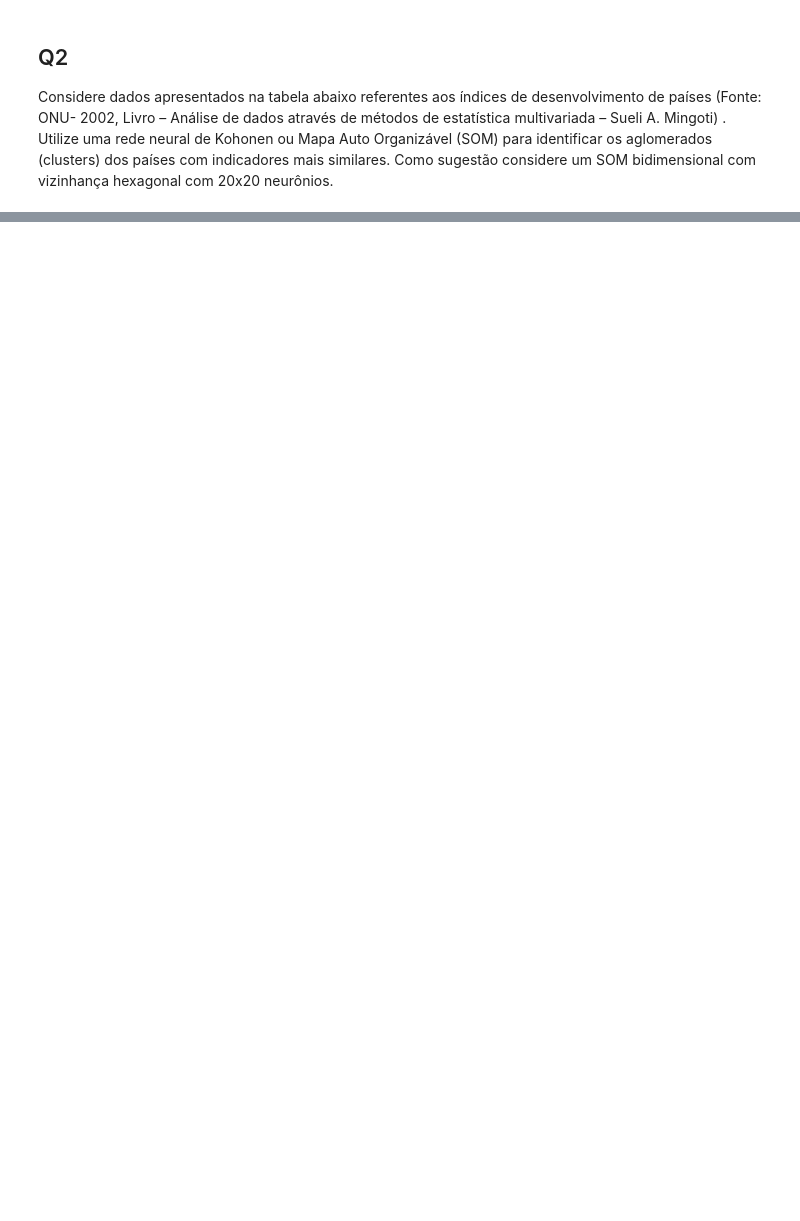
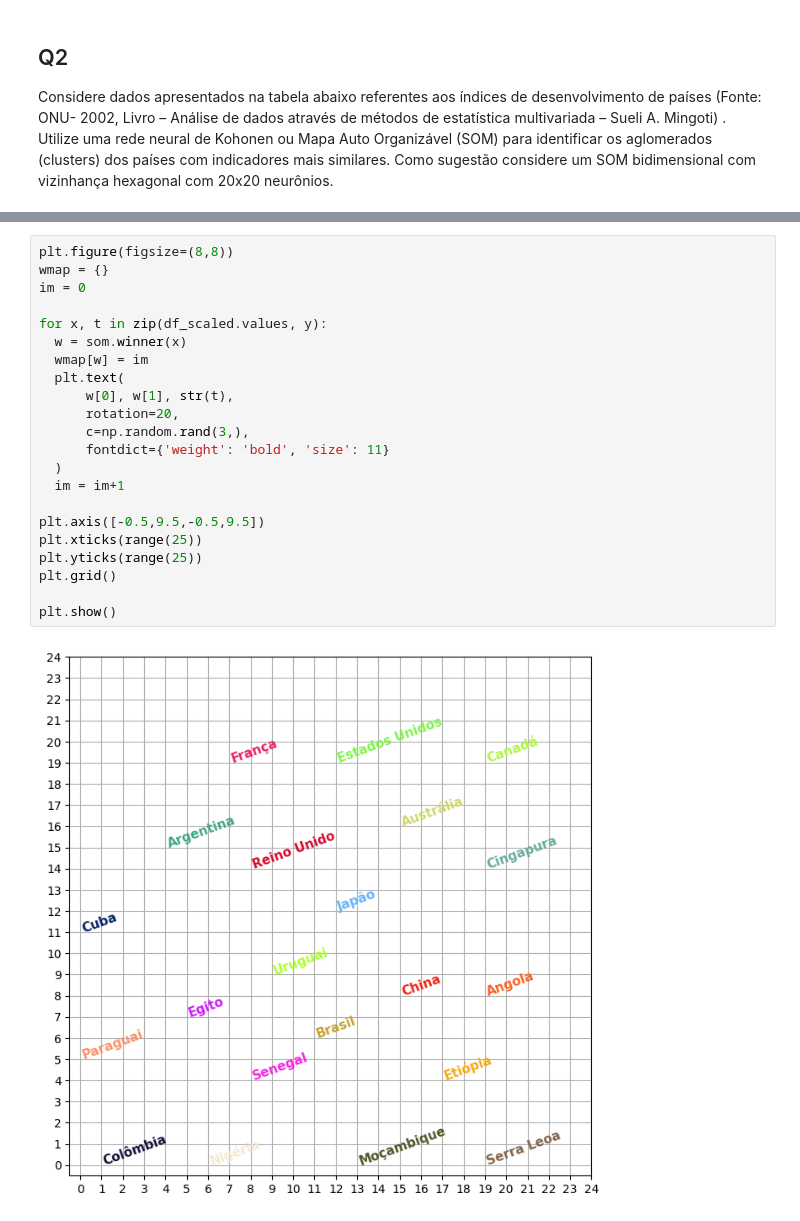
Before and after one commit to efrainmpp1/MachineLearning_And_DataMining, a Jupyter notebook: ExerciseList3/Q4/q4.ipynb, the cells around one changed output, grey strips where cells are left out. Saved outputs shown, nothing was run; the diff lists cells and outputs as text; blank space fills up the shorter version.

```diff
--- a/ExerciseList3/Q4/q4.ipynb
+++ b/ExerciseList3/Q4/q4.ipynb
@@ -94,0 +78,24 @@ plt.show()
+# %%
+plt.figure(figsize=(8,8))
+wmap = {}
+im = 0
+
+for x, t in zip(df_scaled.values, y):
+  w = som.winner(x)
+  wmap[w] = im
+  plt.text(
+      w[0], w[1], str(t),
+      rotation=20,
+      c=np.random.rand(3,),
+      fontdict={'weight': 'bold', 'size': 11}
+  )
+  im = im+1
+
+plt.axis([-0.5,9.5,-0.5,9.5])
+plt.xticks(range(25))
+plt.yticks(range(25))
+plt.grid()
+
+plt.show()
+# %% [output]
+[figure, added]
```
Also changed, not shown: parts of 11 cells of this notebook.
